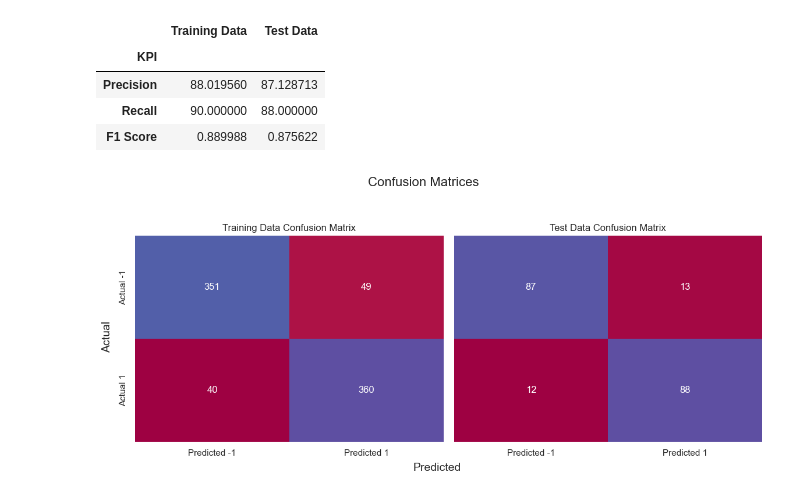
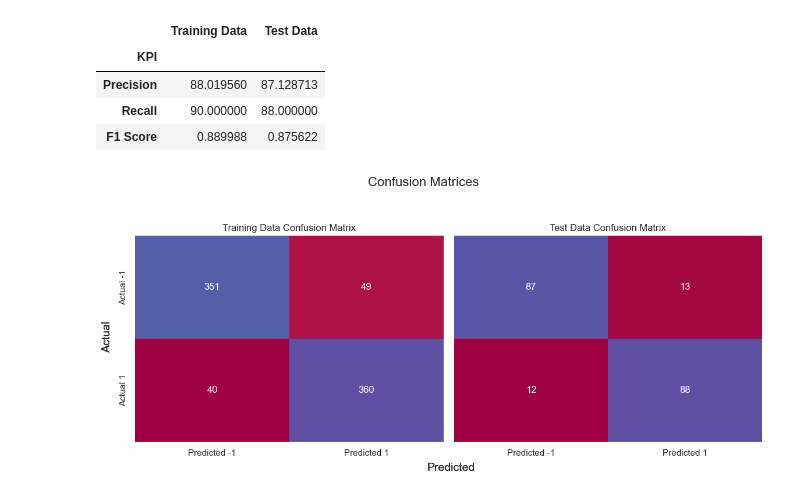
Before and after one commit to asvcodes/NeuranetBC, a Jupyter notebook: trial.ipynb, the cells around one changed output. Cells and saved outputs as stored; diff of their text form; code cells hidden in the pictures.

```diff
--- a/trial.ipynb
+++ b/trial.ipynb
@@ -208,30 +213,30 @@ metrics_df
 | Recall | 90.000000 | 88.000000 |
 | F1 Score | 0.889988 | 0.875622 |
 # %%
-def plot_matrix(y_true, y_pred, title, ax, fontsize=12):
+def plot_matrix(y_true, y_pred, title, ax, fig, fontsize=12):
     # Calculate the confusion matrix
     conf_matrix = confusion_matrix(y_true, y_pred)
 
     # Plot the confusion matrix
     sns.heatmap(conf_matrix, annot=True, fmt='d', cmap='Spectral', cbar=False,
                 xticklabels=['Predicted -1', 'Predicted 1'], yticklabels=['Actual -1', 'Actual 1'],
                 ax=ax, annot_kws={"size": fontsize})
     ax.set_title(f'{title} Confusion Matrix', fontsize=fontsize)
 
+    # Set shared axis labels
+    fig.text(0.54, 0.04, 'Predicted', ha='center', fontsize=14)
+    fig.text(0.04, 0.5, 'Actual', va='center', rotation='vertical', fontsize=14)
+
 # Plot confusion matrices side by side
 fig, axs = plt.subplots(1, 2, figsize=(12, 5), sharex=True, sharey=True)
 
-plot_matrix(y, y_pred_train, "Training Data", axs[0])
-plot_matrix(ytest, y_pred_test, "Test Data", axs[1])
-
-# Set shared axis labels
-fig.text(0.52, 0.04, 'Predicted', ha='center', fontsize=14)
-fig.text(0.04, 0.5, 'Actual', va='center', rotation='vertical', fontsize=14)
+plot_matrix(y, y_pred_train, "Training Data", axs[0], fig)
+plot_matrix(ytest, y_pred_test, "Test Data", axs[1], fig)
 
 # Set the overall title for the plot
 fig.suptitle('Confusion Matrices', fontsize=16, y=1.05)
 
 plt.tight_layout(rect=[0.05, 0.05, 1, 1])
 plt.show()
 # %% [output]
-[figure, old version]
+[figure, new version]
```
Also changed, not shown: parts of 6 cells of this notebook.
